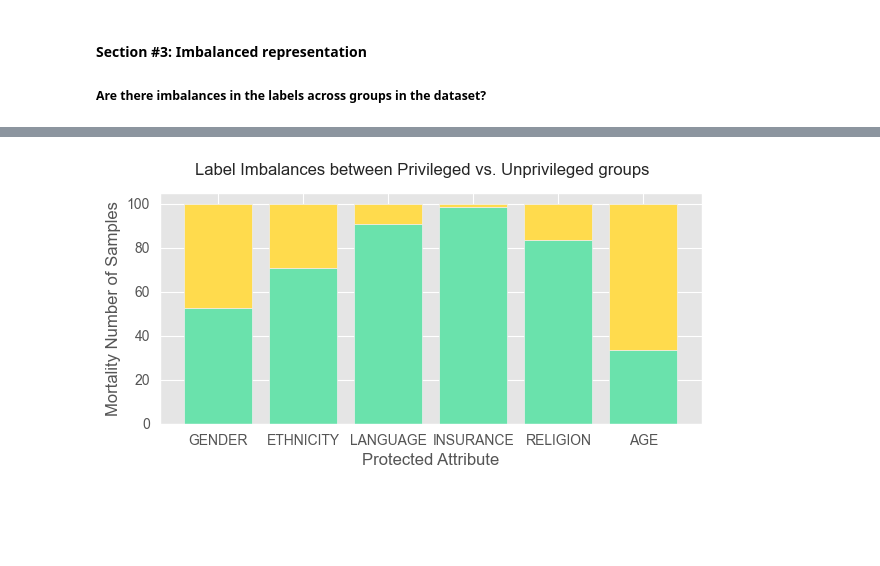
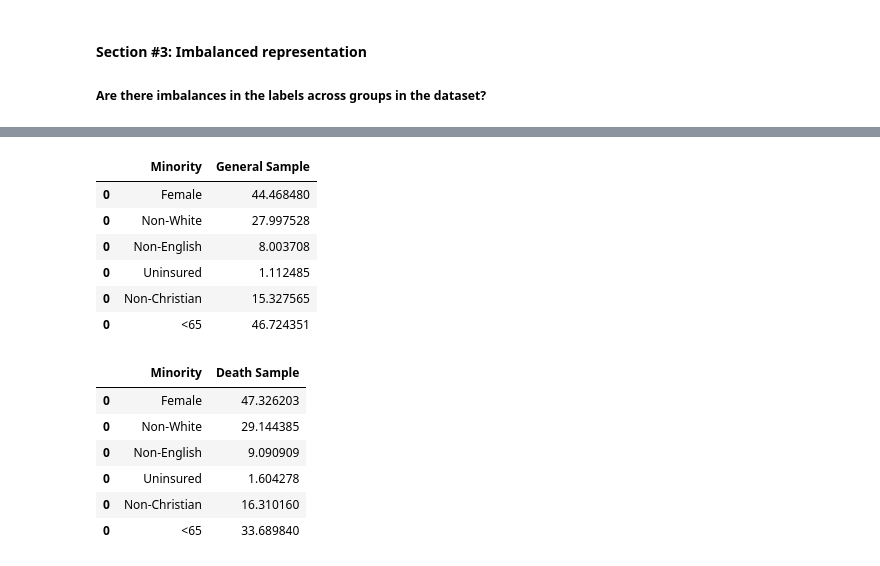
Before and after one commit to eparascho/mimic3-benchmarks, a Jupyter notebook: mimic3fairness/data_bias_quantification.ipynb, the cells around one changed output, grey strips where cells are left out. Cells and saved outputs as stored; diff of their text form; code cells hidden in the pictures; blank space fills up the shorter version.

```diff
--- a/mimic3fairness/data_bias_quantification.ipynb
+++ b/mimic3fairness/data_bias_quantification.ipynb
@@ -248,12 +189,0 @@ stacked_df
-# %%
-# create the plot to visualize the samples per label and class per protected attribute
-fig = plt.figure(figsize=(7,3))
-plt.bar(stacked_df['Attribute'], stacked_df['Privileged'], color='#6ae2ac')
-plt.bar(stacked_df['Attribute'], stacked_df['Unprivileged'], bottom=stacked_df['Privileged'], color='#ffdb4d')
-plt.suptitle("Label Imbalances between Privileged vs. Unprivileged groups")
-plt.xlabel('Protected Attribute')
-plt.ylabel('Mortality Number of Samples')
-plt.savefig('images/stacked_plot.png', bbox_inches='tight')
-plt.show()
-# %% [output]
-[figure, removed]
@@ -259,0 +193,45 @@ plt.show()
+# %%
+# the proportion of unprivileged groups in the general sample
+general_samples_df = pd.DataFrame(columns=['Minority', 'General Sample'])
+nof_general_sample = representation_df.loc[representation_df['Attribute'] == 'GENDER'].sum()['Samples']
+for minority in minorities:
+    nof_minority = representation_df.loc[representation_df['Label'] == minority]['Samples'].values[0]
+    minority_df =  pd.DataFrame([[minority, nof_minority/nof_general_sample*100]], columns=['Minority', 'General Sample'])
+    general_samples_df = pd.concat([general_samples_df, minority_df], axis=0)
+general_samples_df
+# %% [output]
+|  | Minority | General Sample |
+| 0 | Female | 44.468480 |
+| 0 | Non-White | 27.997528 |
+| 0 | Non-English | 8.003708 |
+| 0 | Uninsured | 1.112485 |
+| 0 | Non-Christian | 15.327565 |
+| 0 | <65 | 46.724351 |
+# %%
+# the proportion of unprivileged groups in the death sample
+death_df = df.loc[df['Y_TRUE'] == 1]
+
+samples_df = pd.DataFrame(columns=['Class', 'Samples', 'Attribute'])
+for attribute in real_distributions.keys():
+    attribute_df = death_df[attribute].value_counts().reset_index(drop=False)
+    attribute_name = attribute_df.columns[0]
+    attribute_df.rename(columns={attribute_df.columns[0]: 'Class', attribute_df.columns[1]: 'Samples'}, inplace=True)
+    attribute_df['Attribute'] = attribute_name
+    samples_df = pd.concat([samples_df, attribute_df], axis=0)
+samples_df['Label'] = ['Male', 'Female', 'White', 'Non-White', 'English', 'Non-English', 'Insured', 'Uninsured', 'Christian', 'Non-Christian', '65+', '<65']
+
+death_sample_df = pd.DataFrame(columns=['Minority', 'Death Sample'])
+nof_death_sample = samples_df.loc[samples_df['Attribute'] == 'GENDER'].sum()['Samples']
+for minority in minorities:
+    nof_minority = samples_df.loc[samples_df['Label'] == minority]['Samples'].values[0]
+    minority_df =  pd.DataFrame([[minority, nof_minority/nof_death_sample*100]], columns=['Minority', 'Death Sample'])
+    death_sample_df = pd.concat([death_sample_df, minority_df], axis=0)
+death_sample_df
+# %% [output]
+|  | Minority | Death Sample |
+| 0 | Female | 47.326203 |
+| 0 | Non-White | 29.144385 |
+| 0 | Non-English | 9.090909 |
+| 0 | Uninsured | 1.604278 |
+| 0 | Non-Christian | 16.310160 |
+| 0 | <65 | 33.689840 |
```
Also changed, not shown: parts of 6 cells of this notebook, 2 other files.
